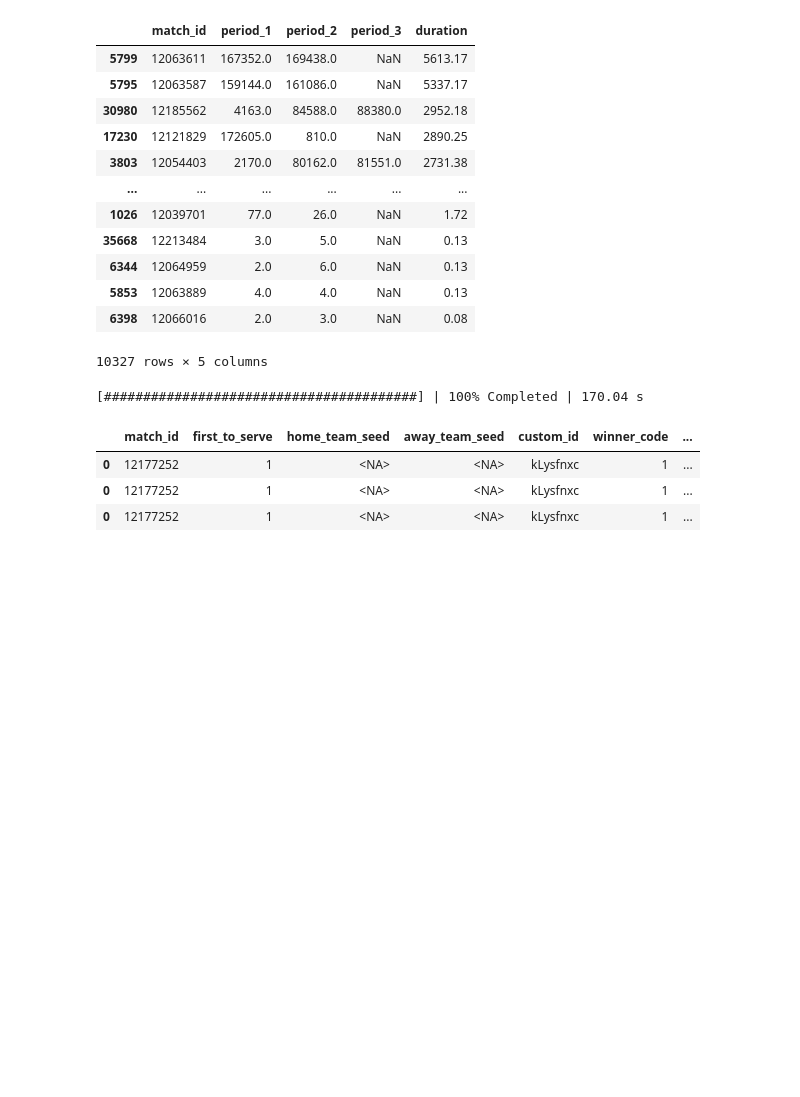
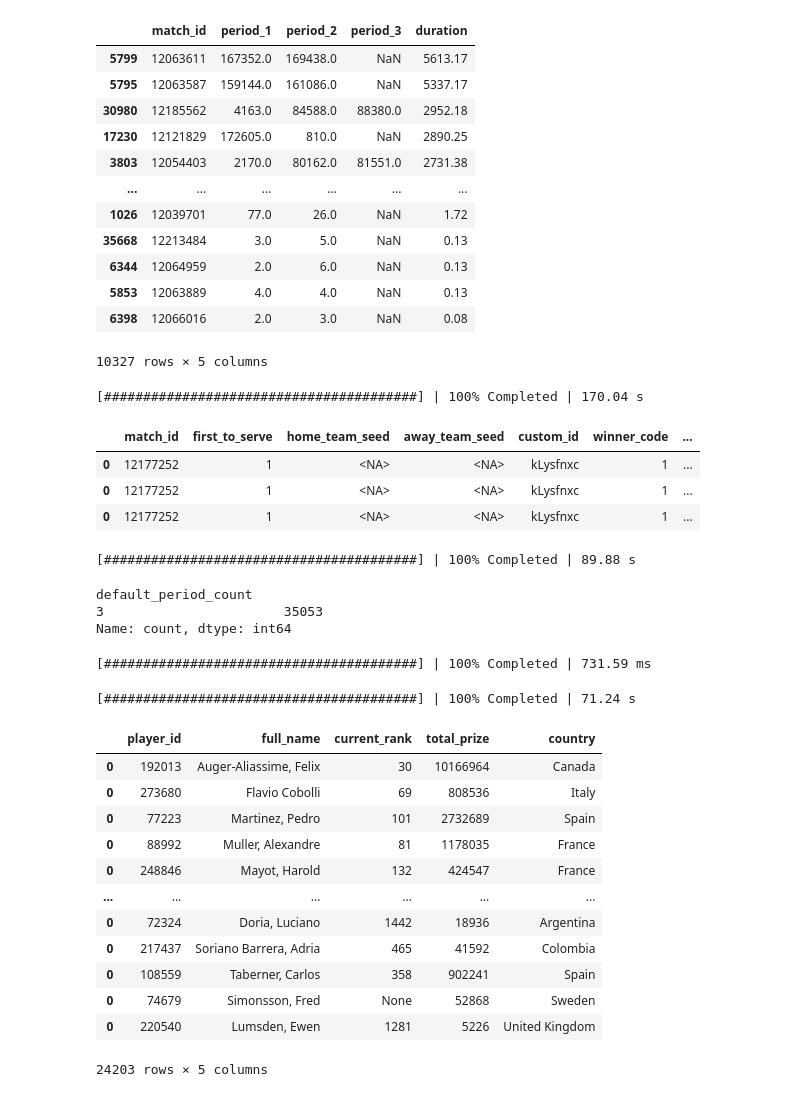
Before and after one commit to HosseinMohammadi00427/Analysis-Project, a Jupyter notebook: Project.ipynb, the cells around one changed output. Saved outputs shown, nothing was run; the diff lists cells and outputs as text; code cells hidden in the pictures; blank space fills up the shorter version.

```diff
--- a/Project.ipynb
+++ b/Project.ipynb
@@ -170,3 +170,52 @@ res[res.match_id == 12177252]
 | 0 | 12177252 | 1 | <NA> | <NA> | kLysfnxc | 1 | ... |
 | 0 | 12177252 | 1 | <NA> | <NA> | kLysfnxc | 1 | ... |
 | 0 | 12177252 | 1 | <NA> | <NA> | kLysfnxc | 1 | ... |
+# %%
+with ProgressBar():
+    res = dd.read_parquet(render_addresses('match', kind="event"), columns = ['default_period_count']).compute()
+# %% [output]
+[########################################] | 100% Completed | 89.88 s
+# %%
+res.value_counts()
+# %% [output]
+default_period_count
+3                       35053
+Name: count, dtype: int64
+# %%
+# Opening folders and then dropping duplicates.
+match_df = pd.read_csv("CSVs\\3_match_df.csv")
+home_df = pd.read_csv("CSVs\\3_home_df.csv")
+away_df = pd.read_csv("CSVs\\3_away_df.csv")
+match_df.drop_duplicates(subset='match_id', inplace=True)
+home_df.drop_duplicates(subset='match_id', inplace=True)
+away_df.drop_duplicates(subset='match_id', inplace=True)
+# %% [output]
+[########################################] | 100% Completed | 731.59 ms
+# %%
+# Extracting the necessary coulumns for the player with highest number of wins.
+home_addresses = render_addresses('match', date_arr = dates_tuple, kind='home_team')
+away_addresses = render_addresses('match', date_arr = dates_tuple, kind='away_team')
+
+home_df = dd.read_parquet(home_addresses, columns=['player_id','full_name', 'current_rank', 'total_prize','country'])
+away_df = dd.read_parquet(away_addresses, columns=['player_id','full_name', 'current_rank', 'total_prize','country'])
+# %%
+with ProgressBar():
+    res = away_df.compute()
+# %% [output]
+[########################################] | 100% Completed | 71.24 s
+# %%
+res
+# %% [output]
+|  | player_id | full_name | current_rank | total_prize | country |
+| 0 | 192013 | Auger-Aliassime, Felix | 30 | 10166964 | Canada |
+| 0 | 273680 | Flavio Cobolli | 69 | 808536 | Italy |
+| 0 | 77223 | Martinez, Pedro | 101 | 2732689 | Spain |
+| 0 | 88992 | Muller, Alexandre | 81 | 1178035 | France |
+| 0 | 248846 | Mayot, Harold | 132 | 424547 | France |
+| ... | ... | ... | ... | ... | ... |
+| 0 | 72324 | Doria, Luciano | 1442 | 18936 | Argentina |
+| 0 | 217437 | Soriano Barrera, Adria | 465 | 41592 | Colombia |
+| 0 | 108559 | Taberner, Carlos | 358 | 902241 | Spain |
+| 0 | 74679 | Simonsson, Fred | None | 52868 | Sweden |
+| 0 | 220540 | Lumsden, Ewen | 1281 | 5226 | United Kingdom |
+24203 rows × 5 columns
```
Also changed, not shown: parts of 4 cells of this notebook.
